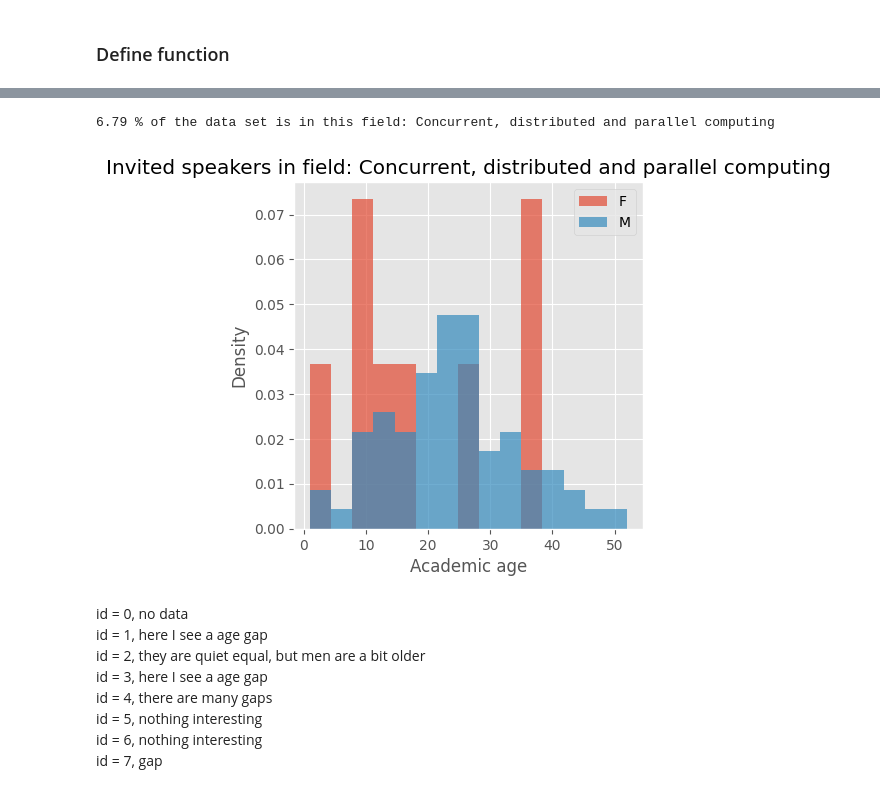
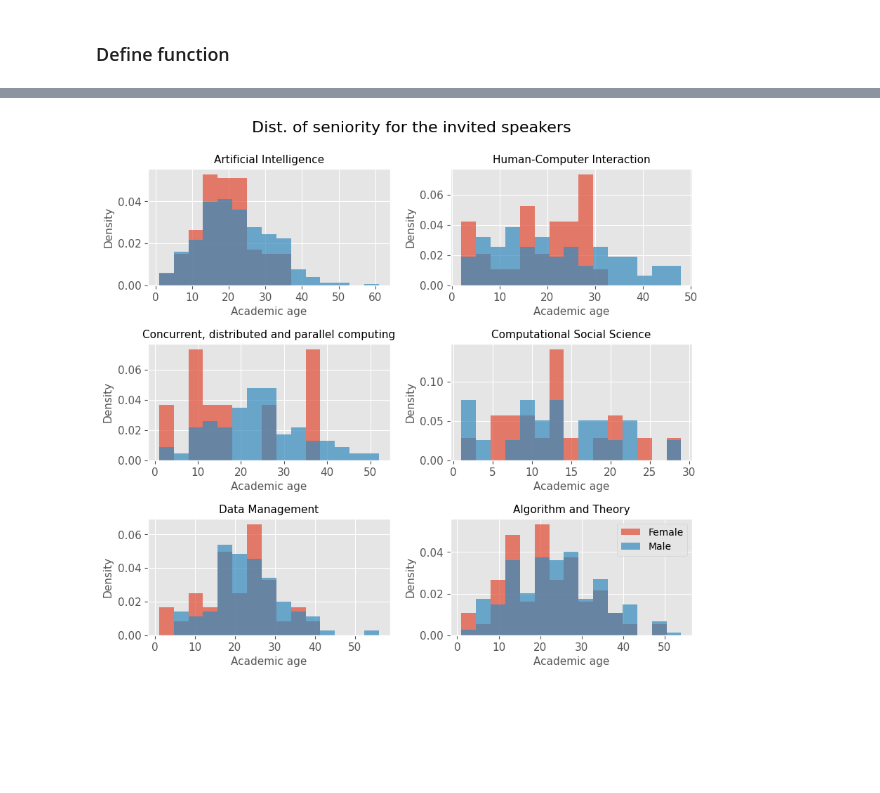
Before and after one commit to mariespedersen/Thesis_github, a Jupyter notebook: Histograms_Age.ipynb, the cells around one changed output, grey strips where cells are left out. Cells and saved outputs as stored; diff of their text form; code cells hidden in the pictures; blank space fills up the shorter version.

```diff
--- a/Histograms_Age.ipynb
+++ b/Histograms_Age.ipynb
@@ -160,3 +144,4 @@ def get_field_lists(df,field):
     return list_M,list_F
 
 conference_list = list(df_Invited['Main Topic'].unique())
+conference_list = [item for item in conference_list if item != 'Computer Architecture']
@@ -173,18 +148,24 @@ conference_list
-# %%
-id = 3
-print(round(df_Invited[df_Invited['Main Topic'] == conference_list[id]].shape[0]/df_Invited.shape[0]*100,2),'% of the data set is in this field:',conference_list[id])
-age_male_inv_field, age_female_inv_field = get_field_lists(df_Invited, conference_list[id])
-single_plot_hist(age_female_inv_field,'F',age_male_inv_field,'M','Invited',15,'Invited speakers in field: ' + conference_list[id])
-# plot_hist(age_male_inv_field,'Male',age_female_inv_field,'Female','Invited speakers in field: ' + conference_list[id],15)
-# %% [output]
-6.79 % of the data set is in this field: Concurrent, distributed and parallel computing
-[figure, removed]
-# %% [markdown]
-id = 0, no data <br>
-id = 1, here I see a age gap <br>
-id = 2, they are quiet equal, but men are a bit older <br>
-id = 3, here I see a age gap <br>
-id = 4, there are many gaps <br>
-id = 5, nothing interesting <br>
-id = 6, nothing interesting <br>
-id = 7, gap <br>
+# %%
+fig = plt.figure(figsize=(10, 17))
+plt.subplots_adjust(top=0.94,hspace=0.5, wspace=0.25)
+
+for n, field in enumerate(conference_list):
+    ax = plt.subplot(len(conference_list), 2, n + 1)
+
+    paper_male_inv_field, paper_female_inv_field = get_field_lists(df_Invited, field)
+
+    bins=np.histogram(np.hstack((paper_female_inv_field,paper_male_inv_field)), bins=15)[1]
+
+    ax.hist(paper_female_inv_field, bins=bins, alpha=0.7, label='Female',density=True)
+    ax.hist(paper_male_inv_field, bins=bins, alpha=0.7, label='Male',density=True)
+    ax.set_xlabel('Academic age',fontsize=11)
+    ax.set_ylabel('Density',fontsize=11)
+    ax.set_title(field,fontsize=11)
+
+    ax.tick_params(axis='both', labelsize=11)
+fig.suptitle('Dist. of seniority for the invited speakers', fontsize=16)
+plt.legend()
+plt.savefig(image_path+'Hist_age_inv_field_all.pdf',bbox_inches='tight')
+plt.show()
+# %% [output]
+[figure, added]
```
Also changed, not shown: parts of 12 cells of this notebook.
